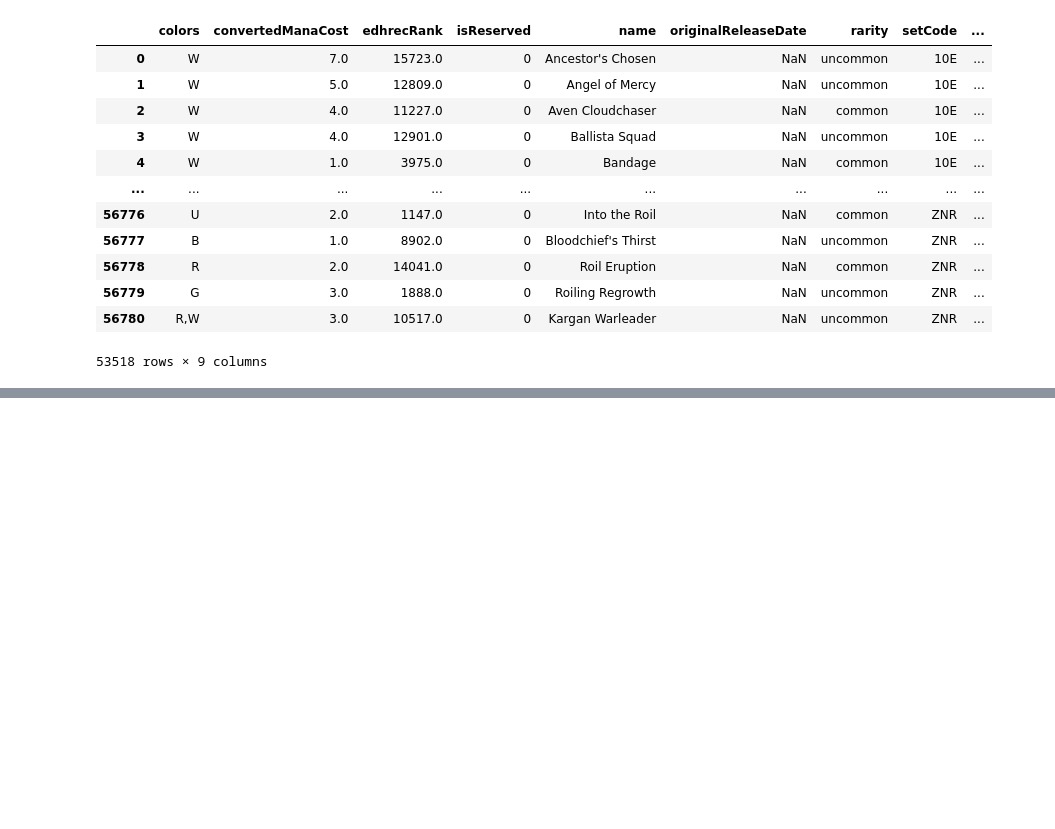
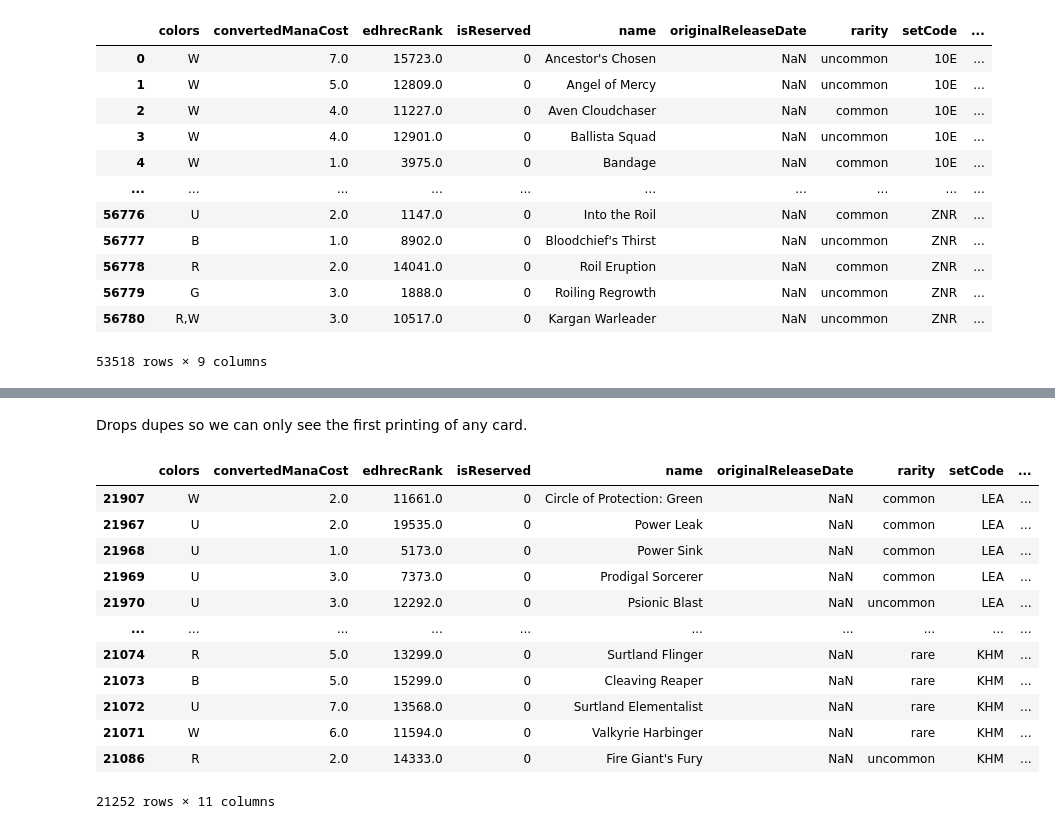
Before and after one commit to Tbone22jack/MTG-Data-viz, a Jupyter notebook: MagicProject2.ipynb, the cells around one changed output, grey strips where cells are left out. Drawn from its saved outputs; the diff is of its cells as text; code cells hidden in the pictures; blank space fills up the shorter version.

```diff
--- a/MagicProject2.ipynb
+++ b/MagicProject2.ipynb
@@ -184,0 +136,2 @@ basics_removed
+# %%
+full_sets = basics_removed.groupby('setCode').filter(lambda x: len(x) > 100)
@@ -184,0 +162,20 @@ basics_removed
+# %% [markdown]
+Drops dupes so we can only see the first printing of any card.
+# %%
+dupes_dropped = full_sets.merge(set_info, left_on = 'setCode', right_on = 'setCode').sort_values('releaseDate').drop_duplicates(subset=['name'], keep = 'first')
+# %%
+dupes_dropped
+# %% [output]
+|  | colors | convertedManaCost | edhrecRank | isReserved | name | originalReleaseDate | rarity | setCode | ... |
+| 21907 | W | 2.0 | 11661.0 | 0 | Circle of Protection: Green | NaN | common | LEA | ... |
+| 21967 | U | 2.0 | 19535.0 | 0 | Power Leak | NaN | common | LEA | ... |
+| 21968 | U | 1.0 | 5173.0 | 0 | Power Sink | NaN | common | LEA | ... |
+| 21969 | U | 3.0 | 7373.0 | 0 | Prodigal Sorcerer | NaN | common | LEA | ... |
+| 21970 | U | 3.0 | 12292.0 | 0 | Psionic Blast | NaN | uncommon | LEA | ... |
+| ... | ... | ... | ... | ... | ... | ... | ... | ... | ... |
+| 21074 | R | 5.0 | 13299.0 | 0 | Surtland Flinger | NaN | rare | KHM | ... |
+| 21073 | B | 5.0 | 15299.0 | 0 | Cleaving Reaper | NaN | rare | KHM | ... |
+| 21072 | U | 7.0 | 13568.0 | 0 | Surtland Elementalist | NaN | rare | KHM | ... |
+| 21071 | W | 6.0 | 11594.0 | 0 | Valkyrie Harbinger | NaN | rare | KHM | ... |
+| 21086 | R | 2.0 | 14333.0 | 0 | Fire Giant's Fury | NaN | uncommon | KHM | ... |
+21252 rows × 11 columns
```
Also changed, not shown: parts of 11 cells of this notebook.
